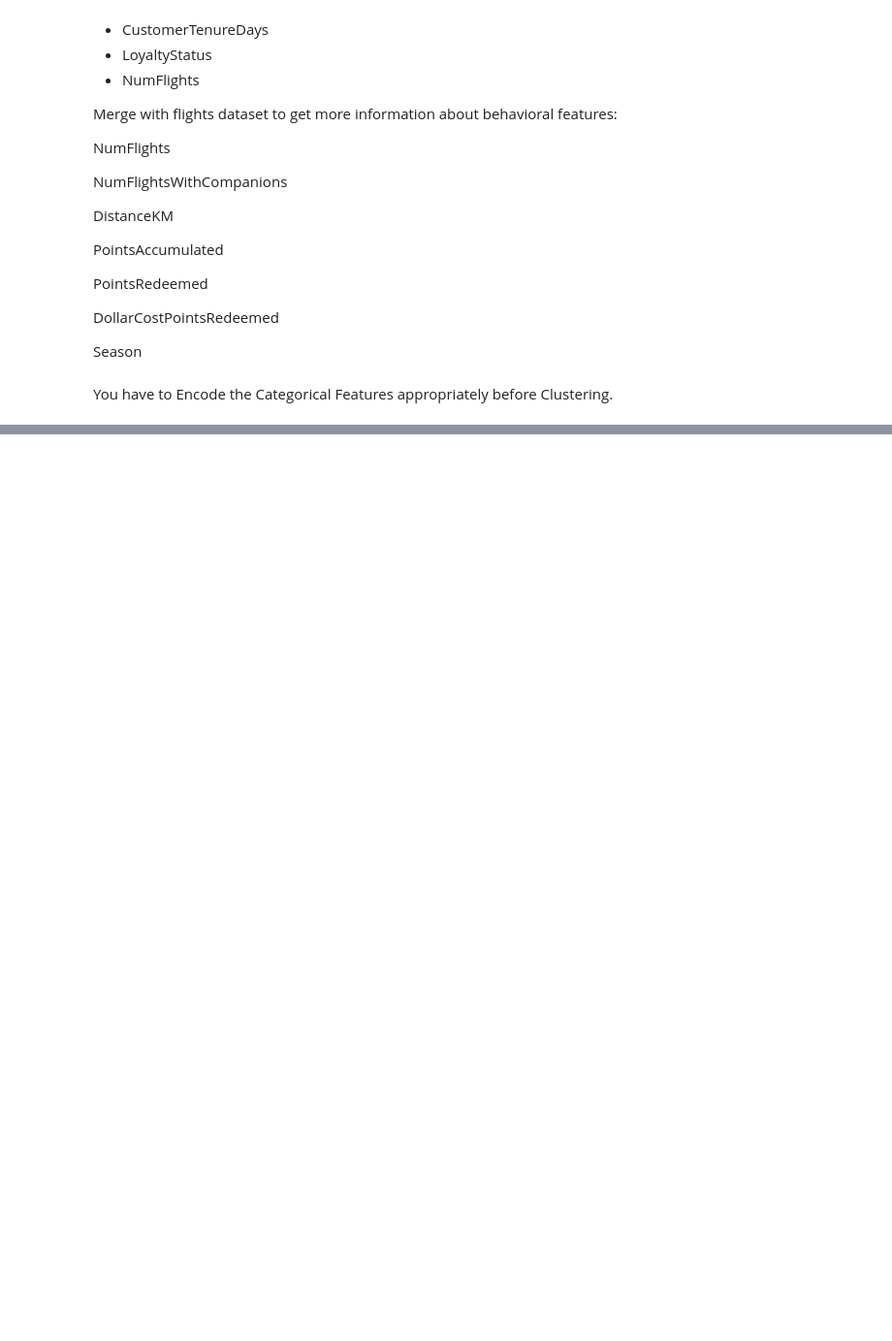
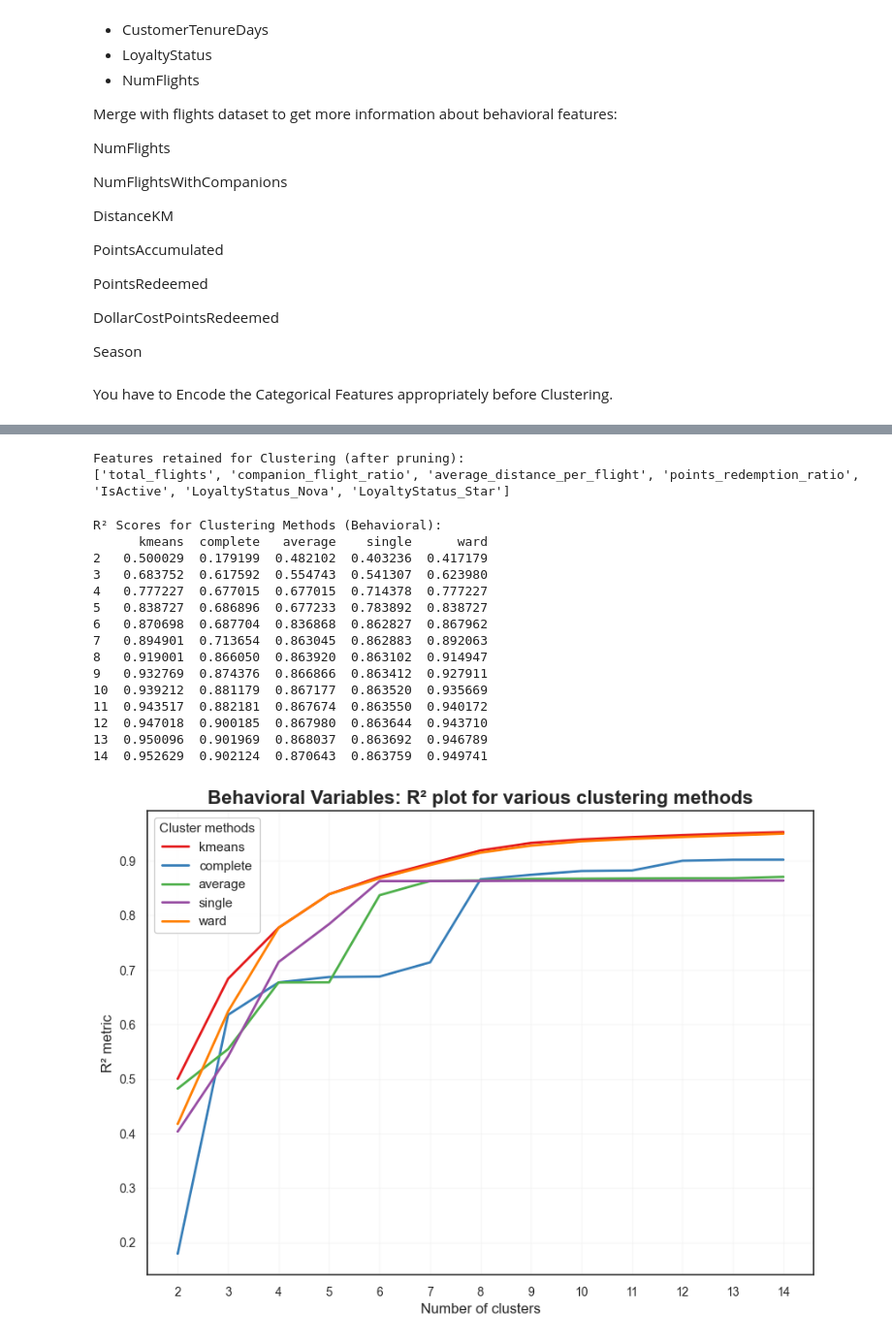
Before and after one commit to Mehmet1700/DataMining2025, a Jupyter notebook: notebooks_deliverable2/02_Clustering_Behavioral.ipynb, the cells around one changed output, grey strips where cells are left out. Shown at 97% size. Drawn from its saved outputs; the diff is of its cells as text; code cells hidden in the pictures; blank space fills up the shorter version.

Commit message:
behavioral clustering

```diff
--- a/notebooks_deliverable2/02_Clustering_Behavioral.ipynb
+++ b/notebooks_deliverable2/02_Clustering_Behavioral.ipynb
@@ -194,0 +323,5 @@ You have to Encode the Categorical Features appropriately before Clustering.
+# %%
+# Add OHE features back
+df_behavioral['IsActive'] = customers['IsActive'].values
+df_behavioral['LoyaltyStatus_Nova'] = customers['LoyaltyStatus_Nova'].values
+df_behavioral['LoyaltyStatus_Star'] = customers['LoyaltyStatus_Star'].values
@@ -194,0 +366,59 @@ You have to Encode the Categorical Features appropriately before Clustering.
+# %%
+# Feature Pruning based on high correlation (> 0.8)
+# Analysis showed: 'total_distance', 'total_flights_with_companions', and
+# 'CustomerTenureDays' were highly correlated with 'total_flights'.
+features_to_drop = ['total_distance', 'total_flights_with_companions', 'CustomerTenureDays']
+# %%
+# Create the pruned DataFrame
+df_behavioral_pruned = df_behavioral.drop(columns=features_to_drop, errors='ignore')
+behavioral_features_final = df_behavioral_pruned.columns.tolist()
+
+print("Features retained for Clustering (after pruning):")
+print(behavioral_features_final)
+# %% [output]
+Features retained for Clustering (after pruning):
+['total_flights', 'companion_flight_ratio', 'average_distance_per_flight', 'points_redemption_ratio', 'IsActive', 'LoyaltyStatus_Nova', 'LoyaltyStatus_Star']
+# %%
+# Model Selection (R² Score Analysis - Elbow)
+kmeans = KMeans(init='k-means++', random_state=42)
+hierarchical = AgglomerativeClustering(metric='euclidean')
+
+r2_scores = {}
+r2_scores['kmeans'] = get_r2_scores(df_behavioral_pruned, behavioral_features_final, kmeans)
+
+for linkage in ['complete', 'average', 'single', 'ward'] :
+    r2_scores[linkage] = get_r2_scores(
+        df_behavioral_pruned,
+        behavioral_features_final,
+        hierarchical.set_params(linkage=linkage)
+    )
+
+r2_scores_df = pd.DataFrame(r2_scores)
+print("\nR² Scores for Clustering Methods (Behavioral):")
+print(r2_scores_df.to_string()) # Using to_string to prevent the 'tabulate' error
+# Plotting R² scores
+r2_scores_df.plot.line(figsize=(10,7))
+plt.title("Behavioral Variables: R² plot for various clustering methods", fontsize=16)
+plt.legend(title="Cluster methods", title_fontsize=11)
+plt.xlabel("Number of clusters", fontsize=12)
+plt.ylabel("R² metric", fontsize=12)
+plt.xticks(range(2, 15))
+plt.grid(True, alpha=0.3)
+plt.show()
+# %% [output]
+R² Scores for Clustering Methods (Behavioral):
+      kmeans  complete   average    single      ward
+2   0.500029  0.179199  0.482102  0.403236  0.417179
+3   0.683752  0.617592  0.554743  0.541307  0.623980
+4   0.777227  0.677015  0.677015  0.714378  0.777227
+5   0.838727  0.686896  0.677233  0.783892  0.838727
+6   0.870698  0.687704  0.836868  0.862827  0.867962
+7   0.894901  0.713654  0.863045  0.862883  0.892063
+8   0.919001  0.866050  0.863920  0.863102  0.914947
+9   0.932769  0.874376  0.866866  0.863412  0.927911
+10  0.939212  0.881179  0.867177  0.863520  0.935669
+11  0.943517  0.882181  0.867674  0.863550  0.940172
+12  0.947018  0.900185  0.867980  0.863644  0.943710
+13  0.950096  0.901969  0.868037  0.863692  0.946789
+14  0.952629  0.902124  0.870643  0.863759  0.949741
+[figure, added]
```
Also changed, not shown: parts of 36 cells of this notebook, 3 other files.
